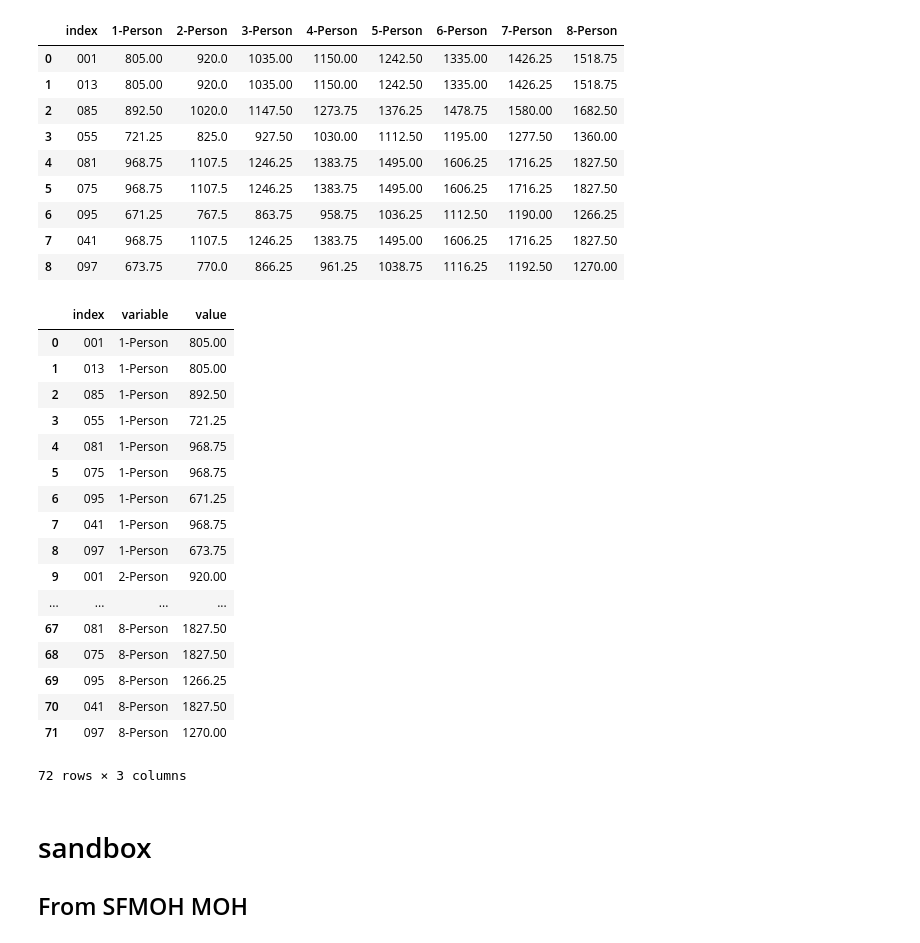
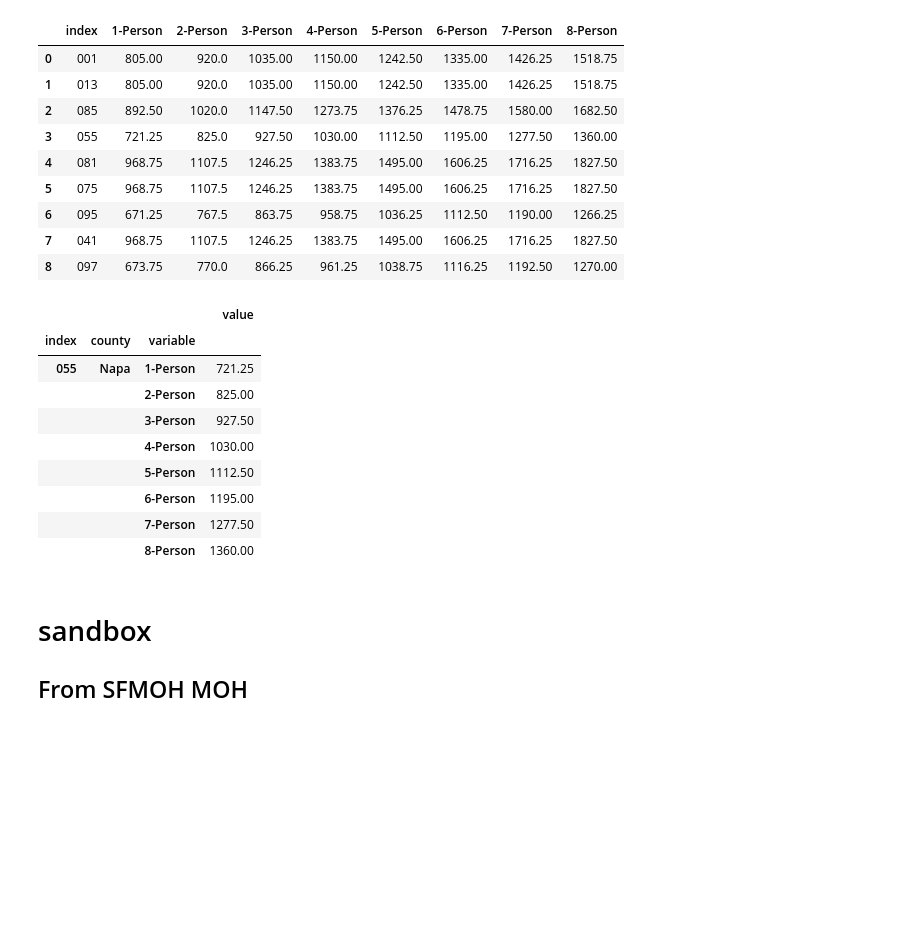
Before and after one commit to ual/bayarea_urbansim_archive, a Jupyter notebook: notebooks/HUD_Income_Limits_from_web.ipynb, the cells around one changed output. Cells and saved outputs as stored; diff of their text form; code cells hidden in the pictures; blank space fills up the shorter version.

Commit message:
slight adjustment of HUD income limit notebook

```diff
--- a/notebooks/HUD_Income_Limits_from_web.ipynb
+++ b/notebooks/HUD_Income_Limits_from_web.ipynb
@@ -145,26 +156,23 @@ limits_30pct_rent
 # %%
 ## stack it to long form--this might be easier to use for lookup purposes
 limits_30pct_rent_lng=pd.melt(limits_30pct_rent,id_vars='index')
-limits_30pct_rent_lng
+limits_30pct_rent_lng['county']=limits_30pct_rent_lng['index'].map(bayareafips_full)
+limits_30pct_rent_lng.set_index(['index','county','variable'],inplace=True)
+limits_30pct_rent_lng.sort_index(inplace=True)
-# %% [output]
-|  | index | variable | value |
-| 0 | 001 | 1-Person | 805.00 |
-| 1 | 013 | 1-Person | 805.00 |
-| 2 | 085 | 1-Person | 892.50 |
-| 3 | 055 | 1-Person | 721.25 |
-| 4 | 081 | 1-Person | 968.75 |
-| 5 | 075 | 1-Person | 968.75 |
-| 6 | 095 | 1-Person | 671.25 |
-| 7 | 041 | 1-Person | 968.75 |
-| 8 | 097 | 1-Person | 673.75 |
-| 9 | 001 | 2-Person | 920.00 |
-| ... | ... | ... | ... |
-| 67 | 081 | 8-Person | 1827.50 |
-| 68 | 075 | 8-Person | 1827.50 |
-| 69 | 095 | 8-Person | 1266.25 |
-| 70 | 041 | 8-Person | 1827.50 |
-| 71 | 097 | 8-Person | 1270.00 |
-72 rows × 3 columns
+# %%
+idx = pd.IndexSlice
+limits_30pct_rent_lng.loc[idx[:,['Napa'],:],:]
+# %% [output]
+|  |  |  | value |
+| index | county | variable |  |
+| 055 | Napa | 1-Person | 721.25 |
+|  |  | 2-Person | 825.00 |
+|  |  | 3-Person | 927.50 |
+|  |  | 4-Person | 1030.00 |
+|  |  | 5-Person | 1112.50 |
+|  |  | 6-Person | 1195.00 |
+|  |  | 7-Person | 1277.50 |
+|  |  | 8-Person | 1360.00 |
 # %% [markdown]
 # sandbox
 
```
Also changed, not shown: parts of 4 cells of this notebook.
